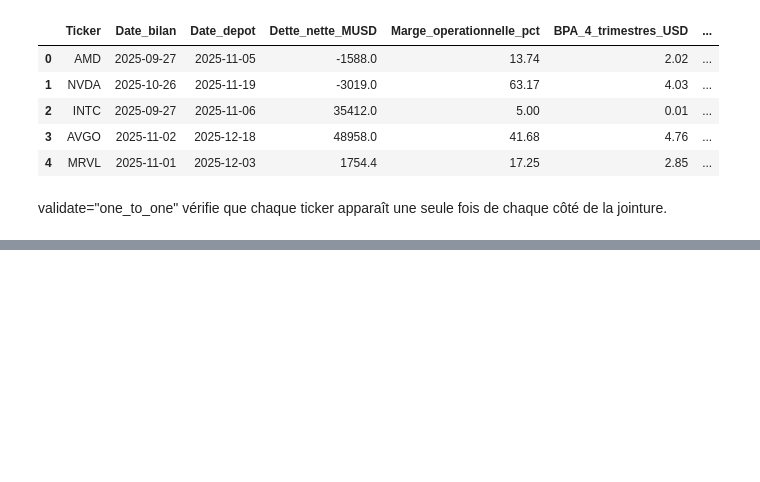
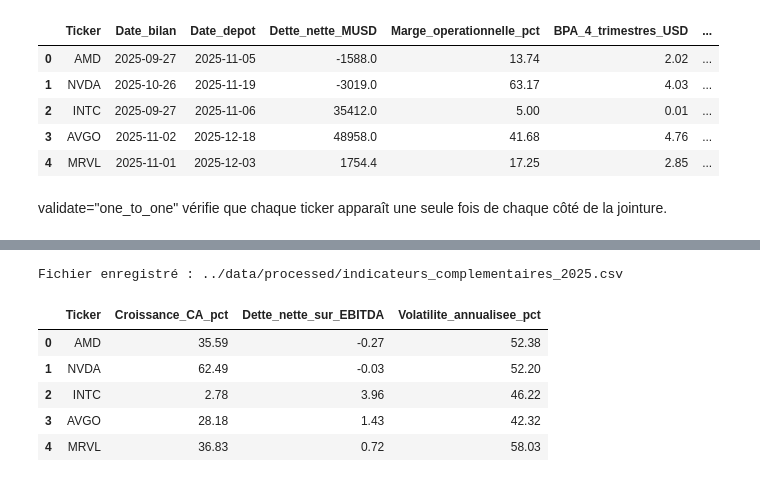
Before and after one commit to sophie-shams/select-equity, a Jupyter notebook: notebooks/04_collecte_comptes_sec.ipynb, the cells around one changed output, grey strips where cells are left out. Drawn from its saved outputs; the diff is of its cells as text; code cells hidden in the pictures; blank space fills up the shorter version.

```diff
--- a/notebooks/04_collecte_comptes_sec.ipynb
+++ b/notebooks/04_collecte_comptes_sec.ipynb
@@ -513,0 +760,32 @@ validate="one_to_one" vérifie que chaque ticker apparaît une seule fois de cha
+# %%
+# Je réunis les trois nouveaux indicateurs par ticker pour Power BI.
+import pandas as pd
+
+volatilites = pd.read_csv("../data/processed/volatilite_2021_2025.csv")
+
+indicateurs = (
+    croissance_ca[["Ticker", "Croissance_CA_pct"]]
+    .merge(
+        ratio_dette[["Ticker", "Dette_nette_sur_EBITDA"]],
+        on="Ticker", how="left", validate="one_to_one"
+    )
+    .merge(volatilites, on="Ticker", how="left", validate="one_to_one")
+)
+
+# Je vérifie que les cinq actions ont leurs trois indicateurs avant l'export.
+if len(indicateurs) != 5 or indicateurs.isnull().any().any():
+    raise ValueError("Le tableau doit contenir cinq actions avec trois indicateurs renseignés.")
+
+fichier = "../data/processed/indicateurs_complementaires_2025.csv"
+indicateurs.to_csv(fichier, index=False)
+
+print("Fichier enregistré :", fichier)
+display(indicateurs.round(2))
+# %% [output]
+Fichier enregistré : ../data/processed/indicateurs_complementaires_2025.csv
+|  | Ticker | Croissance_CA_pct | Dette_nette_sur_EBITDA | Volatilite_annualisee_pct |
+| 0 | AMD | 35.59 | -0.27 | 52.38 |
+| 1 | NVDA | 62.49 | -0.03 | 52.20 |
+| 2 | INTC | 2.78 | 3.96 | 46.22 |
+| 3 | AVGO | 28.18 | 1.43 | 42.32 |
+| 4 | MRVL | 36.83 | 0.72 | 58.03 |
```
Also changed, not shown: parts of 5 cells of this notebook, 1 other file.
